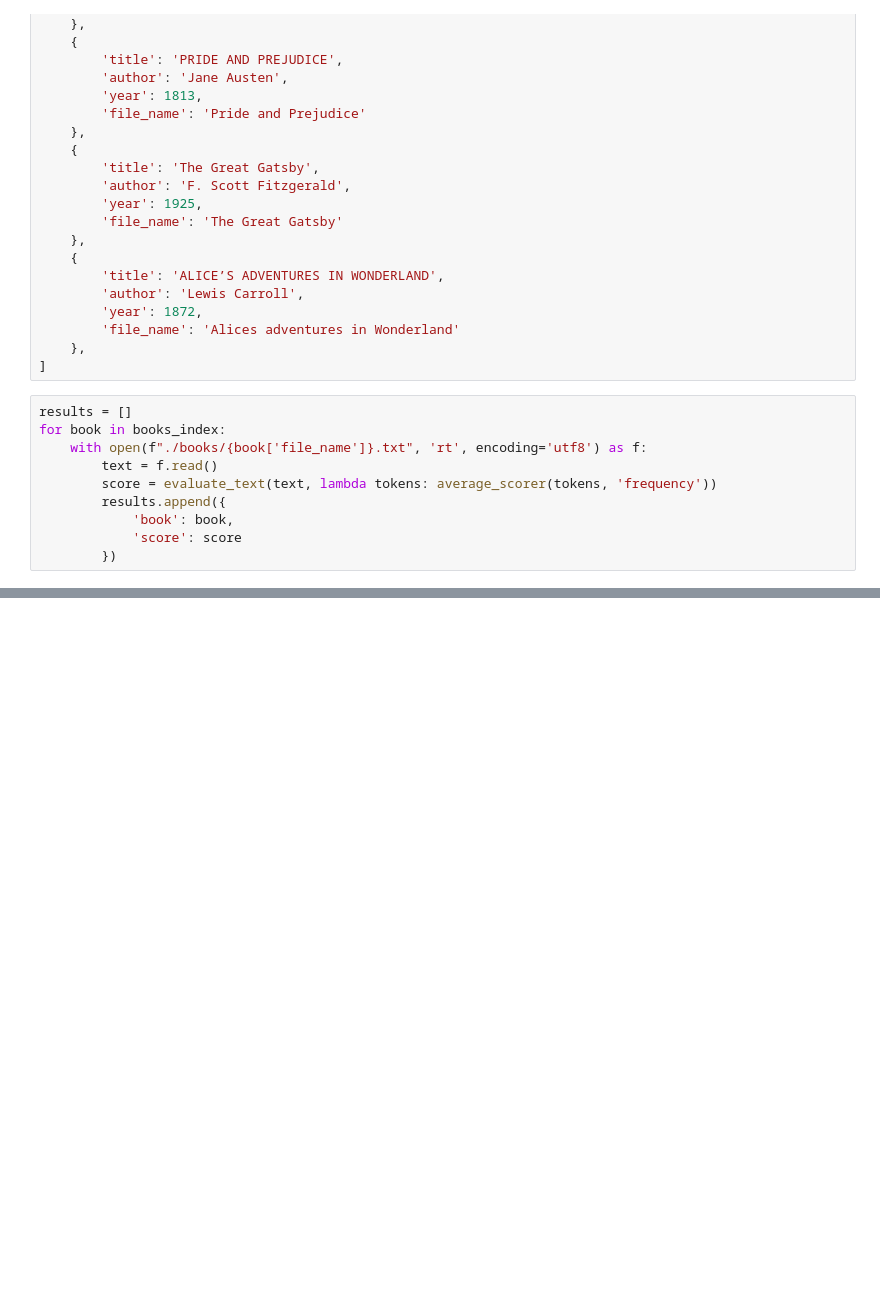
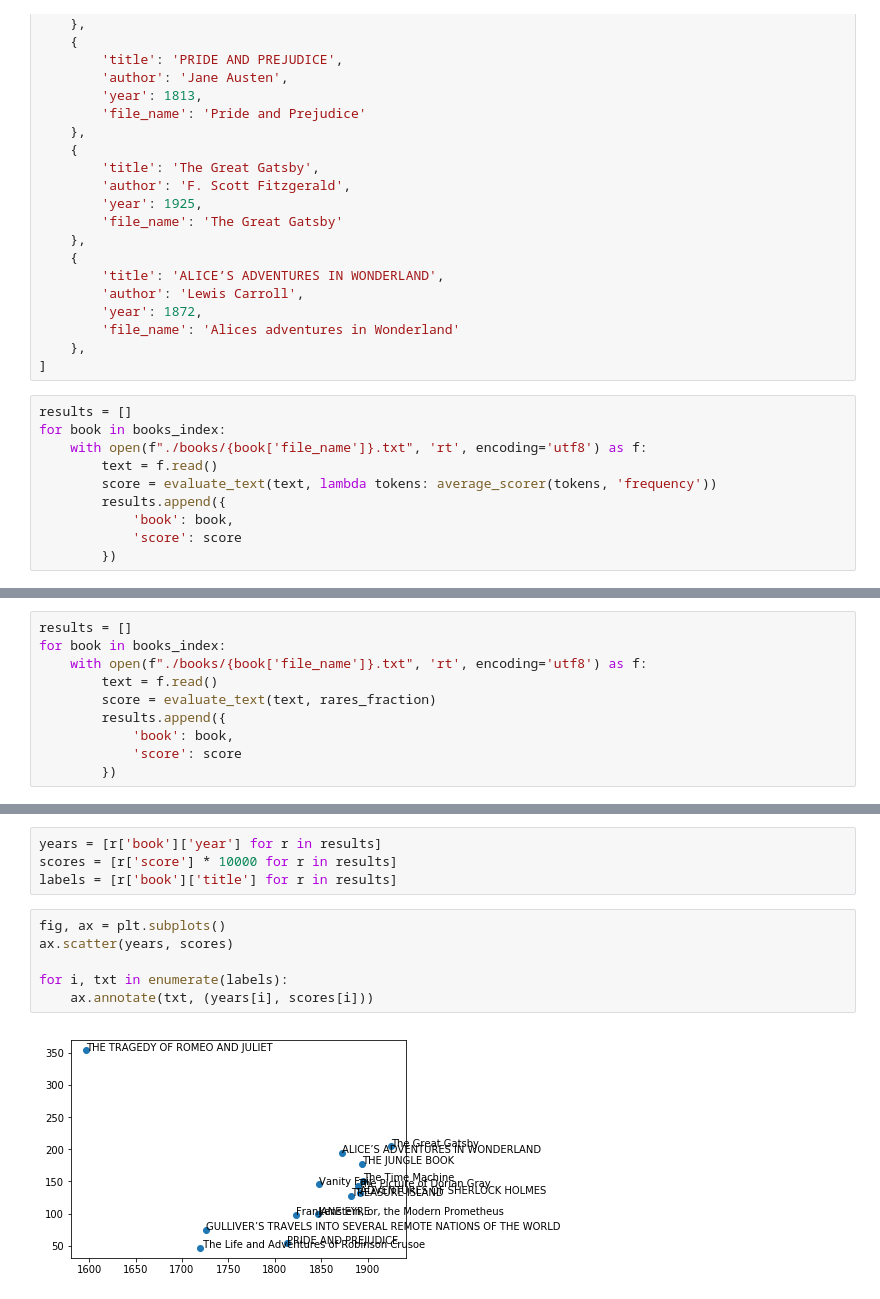
Before and after one commit to DenisStenyushkin/Modernity-of-English-classic-literature, a Jupyter notebook: Modernity of English classic literature.ipynb, the cells around one changed output, grey strips where cells are left out. Saved outputs shown, nothing was run; the diff lists cells and outputs as text; blank space fills up the shorter version.

```diff
--- a/Modernity of English classic literature.ipynb
+++ b/Modernity of English classic literature.ipynb
@@ -149,3 +174,13 @@ for book in books_index:
+# %%
+results = []
+for book in books_index:
+    with open(f"./books/{book['file_name']}.txt", 'rt', encoding='utf8') as f:
+        text = f.read()
+        score = evaluate_text(text, rares_fraction)
+        results.append({
+            'book': book,
+            'score': score
+        })
 # %%
 results
 # %% [output]
@@ -168,0 +204,12 @@ results
+# %%
+years = [r['book']['year'] for r in results]
+scores = [r['score'] * 10000 for r in results]
+labels = [r['book']['title'] for r in results]
+# %%
+fig, ax = plt.subplots()
+ax.scatter(years, scores)
+
+for i, txt in enumerate(labels):
+    ax.annotate(txt, (years[i], scores[i]))
+# %% [output]
+[figure, added]
```
Also changed, not shown: parts of 5 cells of this notebook.
